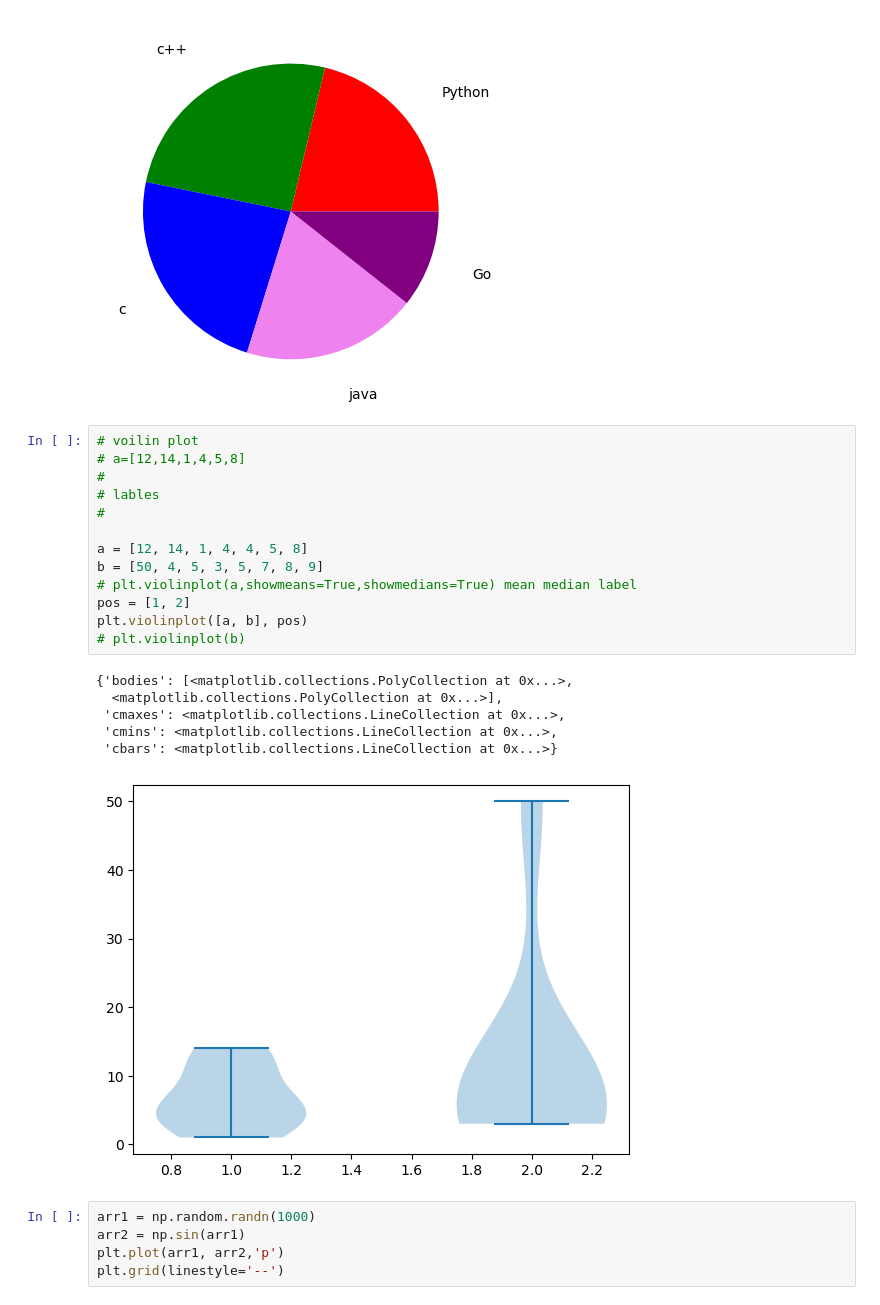
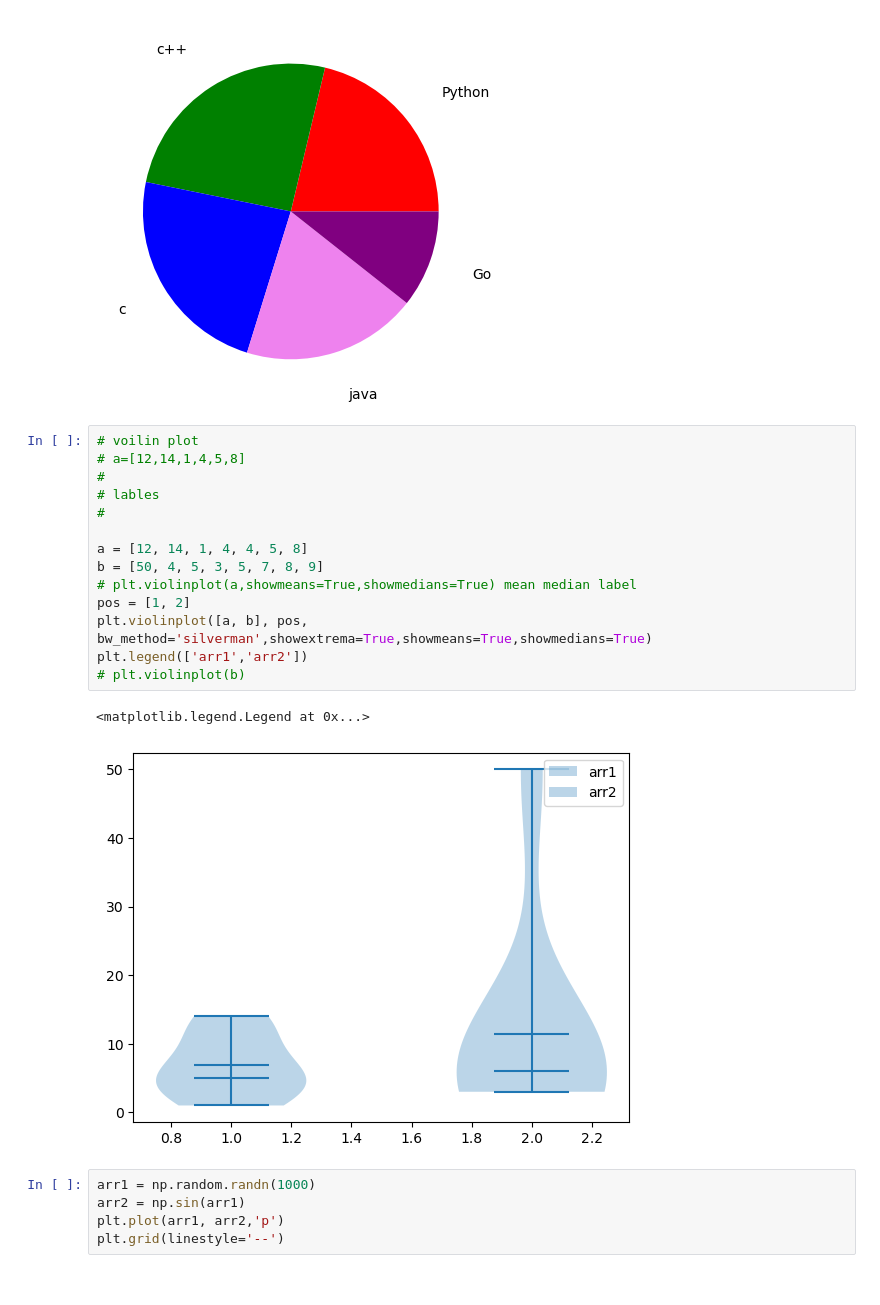
Before and after one commit to basavbamrah/training-sem-7, a Jupyter notebook: basics_5_matplt.ipynb, the cells around one changed output. Cells and saved outputs as stored; diff of their text form.

```diff
--- a/basics_5_matplt.ipynb
+++ b/basics_5_matplt.ipynb
@@ -405,23 +439,20 @@ plt.pie(lst, labels=dev, colors=['red', 'green',
 # %%
 # voilin plot
 # a=[12,14,1,4,5,8]
 #
 # lables
 #
 
 a = [12, 14, 1, 4, 4, 5, 8]
 b = [50, 4, 5, 3, 5, 7, 8, 9]
 # plt.violinplot(a,showmeans=True,showmedians=True) mean median label
 pos = [1, 2]
-plt.violinplot([a, b], pos)
+plt.violinplot([a, b], pos, bw_method='silverman',showextrema=True,showmeans=True,showmedians=True)
+plt.legend(['arr1','arr2'])
 # plt.violinplot(b)
 # %% [output]
-{'bodies': [<matplotlib.collections.PolyCollection at 0x...>,
-  <matplotlib.collections.PolyCollection at 0x...>],
- 'cmaxes': <matplotlib.collections.LineCollection at 0x...>,
- 'cmins': <matplotlib.collections.LineCollection at 0x...>,
- 'cbars': <matplotlib.collections.LineCollection at 0x...>}
+<matplotlib.legend.Legend at 0x...>
-[figure, old version]
+[figure, new version]
 # %%
 arr1 = np.random.randn(1000)
 arr2 = np.sin(arr1)
```
Also changed, not shown: parts of 8 cells of this notebook, 1 other file.
